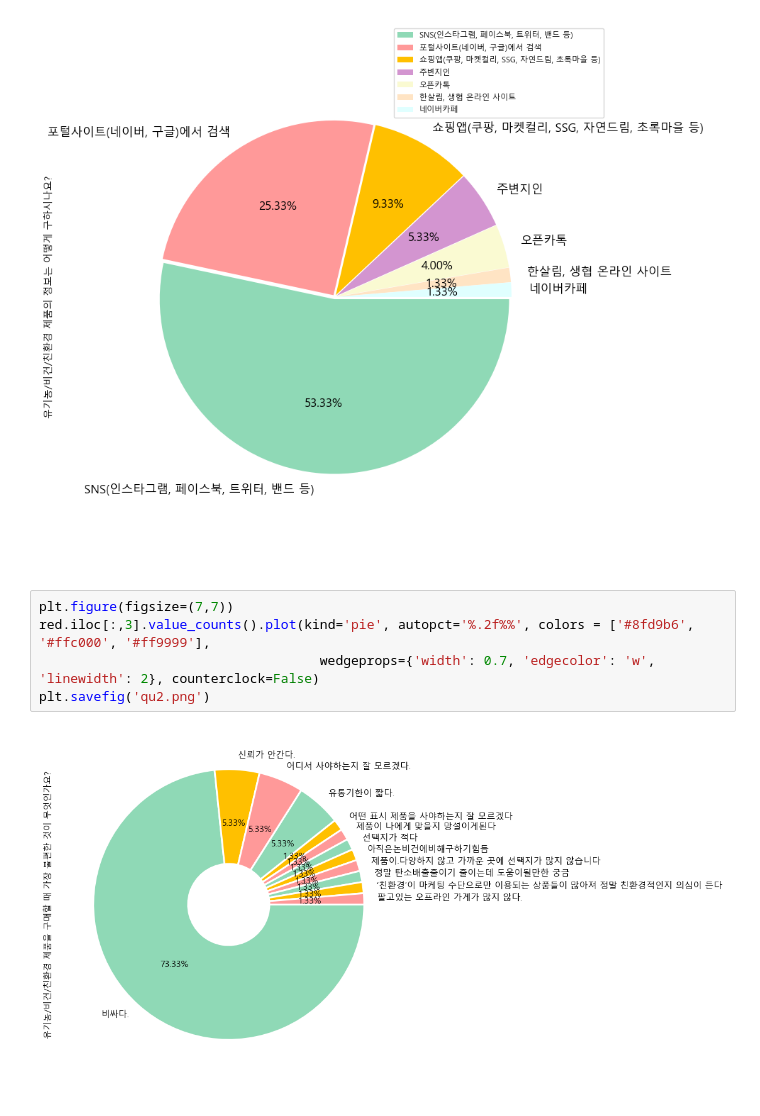
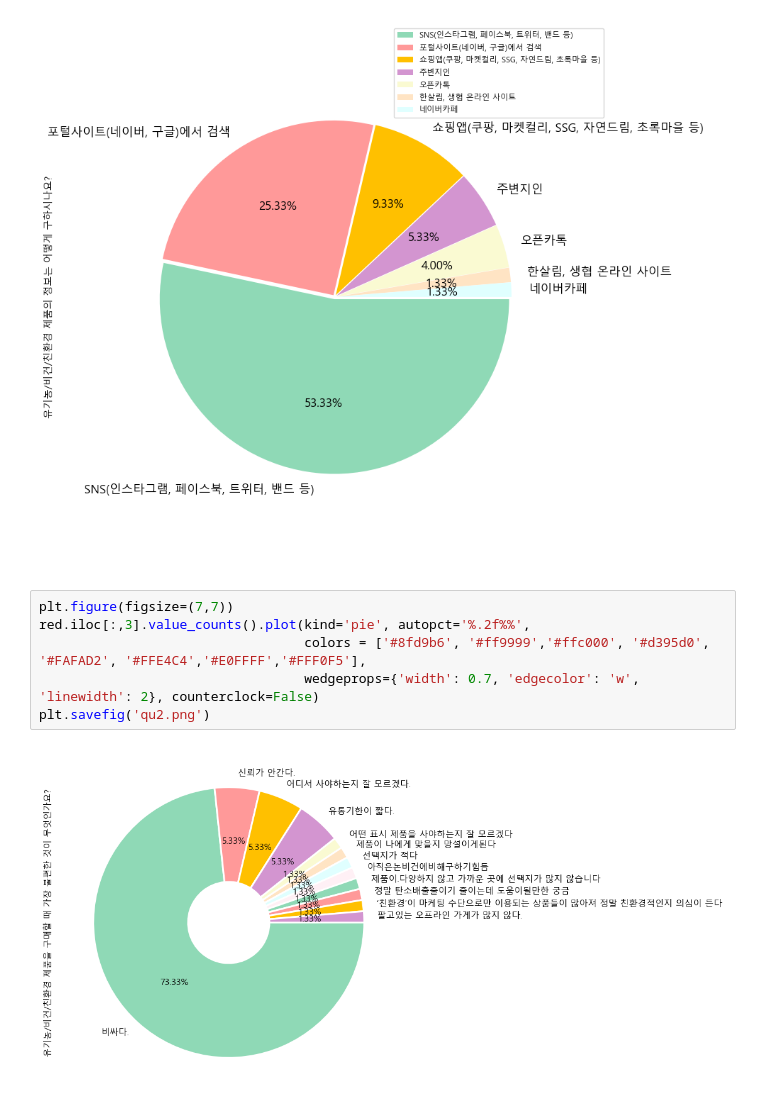
Before and after one commit to JJongSSu/Study, a Jupyter notebook: 01명호/mbti.ipynb, the cells around one changed output. Drawn from its saved outputs; the diff is of its cells as text.

```diff
--- a/01명호/mbti.ipynb
+++ b/01명호/mbti.ipynb
@@ -92,8 +92,9 @@ plt.savefig('qu1.png')
 [figure]
 # %%
 plt.figure(figsize=(7,7))
-red.iloc[:,3].value_counts().plot(kind='pie', autopct='%.2f%%', colors = ['#8fd9b6', '#ffc000', '#ff9999'],
-                                    wedgeprops={'width': 0.7, 'edgecolor': 'w', 'linewidth': 2}, counterclock=False)
+red.iloc[:,3].value_counts().plot(kind='pie', autopct='%.2f%%',
+                                  colors = ['#8fd9b6', '#ff9999','#ffc000', '#d395d0', '#FAFAD2', '#FFE4C4','#E0FFFF','#FFF0F5'],
+                                  wedgeprops={'width': 0.7, 'edgecolor': 'w', 'linewidth': 2}, counterclock=False)
 plt.savefig('qu2.png')
 # %% [output]
-[figure, old version]
+[figure, new version]
```
Also changed, not shown: 2 other files.
